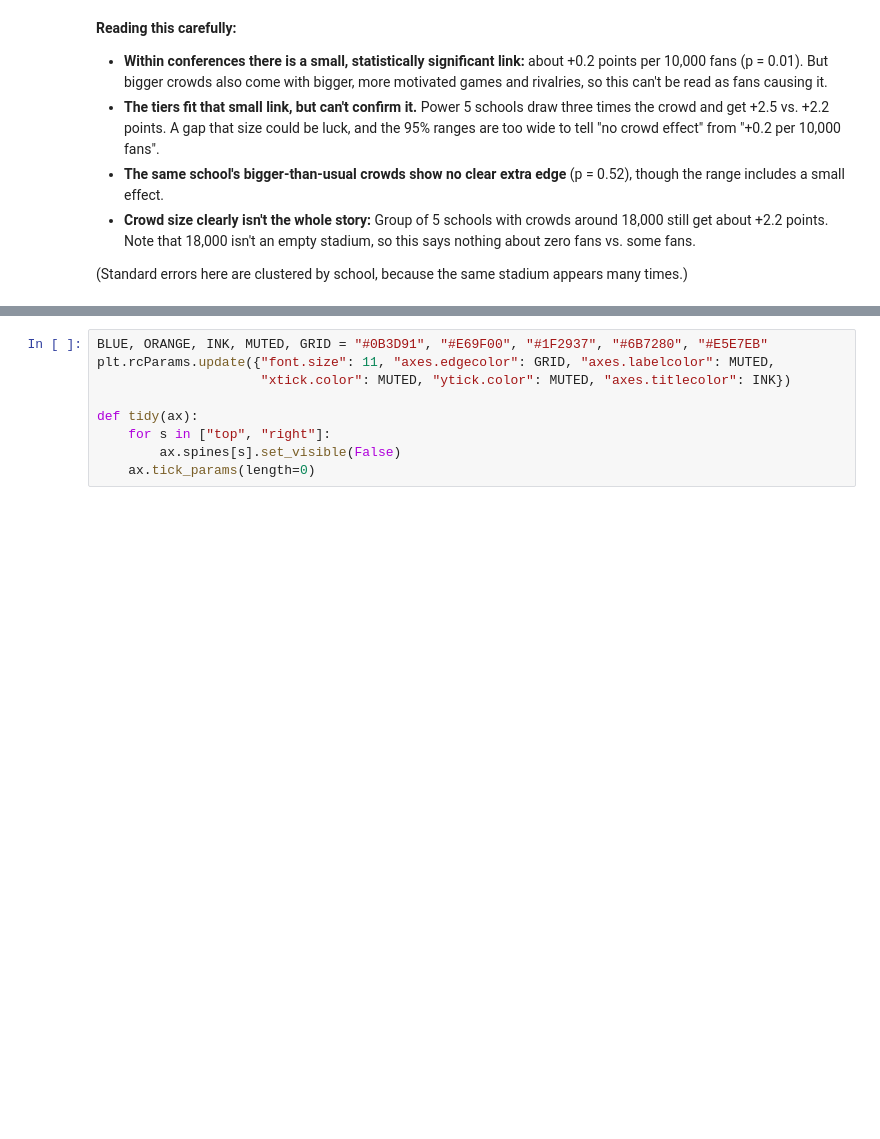
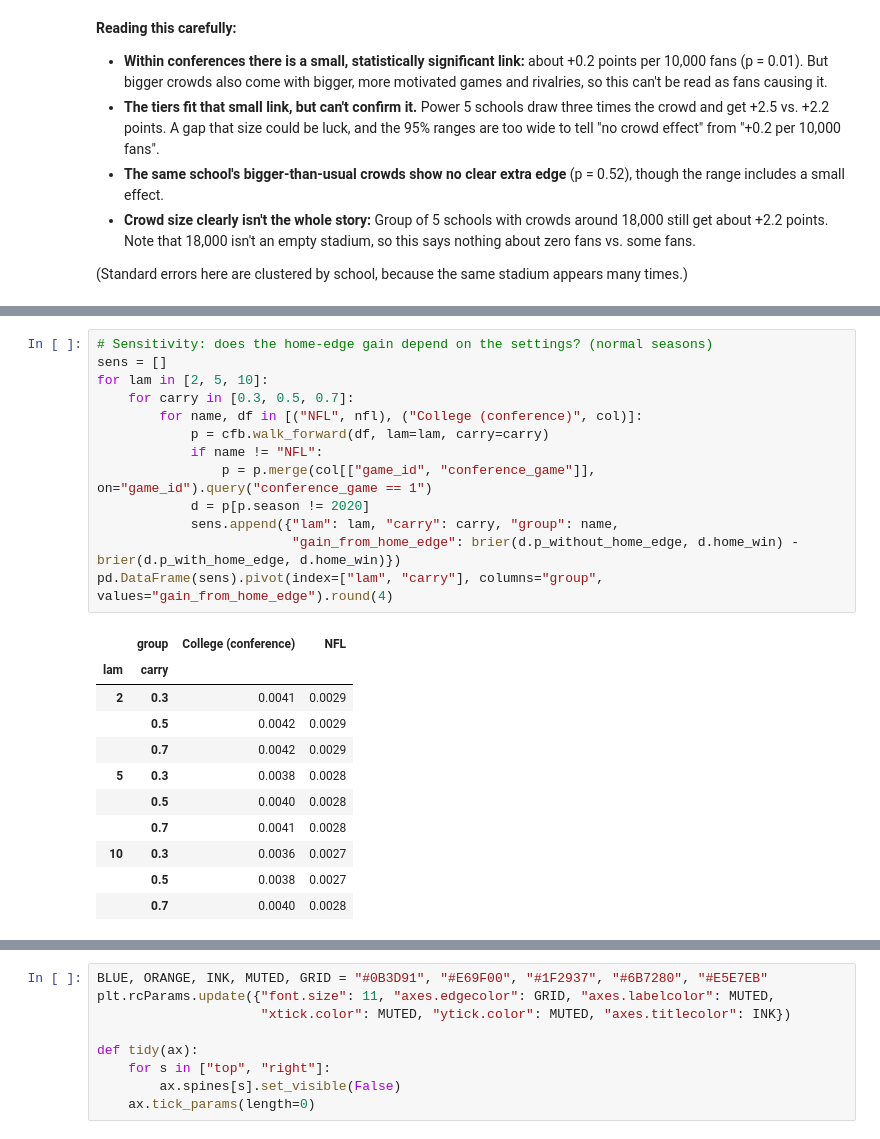
Before and after one commit to wdouble2/nfl-home-field-advantage, a Jupyter notebook: league_compare.ipynb, the cells around one changed output, grey strips where cells are left out. Drawn from its saved outputs; the diff is of its cells as text; blank space fills up the shorter version.

```diff
--- a/league_compare.ipynb
+++ b/league_compare.ipynb
@@ -463,0 +501,25 @@ same school, crowd 10% above its usual +0.06 pts (p = 0.52)
+# %%
+# Sensitivity: does the home-edge gain depend on the settings? (normal seasons)
+sens = []
+for lam in [2, 5, 10]:
+    for carry in [0.3, 0.5, 0.7]:
+        for name, df in [("NFL", nfl), ("College (conference)", col)]:
+            p = cfb.walk_forward(df, lam=lam, carry=carry)
+            if name != "NFL":
+                p = p.merge(col[["game_id", "conference_game"]], on="game_id").query("conference_game == 1")
+            d = p[p.season != 2020]
+            sens.append({"lam": lam, "carry": carry, "group": name,
+                         "gain_from_home_edge": brier(d.p_without_home_edge, d.home_win) - brier(d.p_with_home_edge, d.home_win)})
+pd.DataFrame(sens).pivot(index=["lam", "carry"], columns="group", values="gain_from_home_edge").round(4)
+# %% [output]
+|  | group | College (conference) | NFL |
+| lam | carry |  |  |
+| 2 | 0.3 | 0.0041 | 0.0029 |
+|  | 0.5 | 0.0042 | 0.0029 |
+|  | 0.7 | 0.0042 | 0.0029 |
+| 5 | 0.3 | 0.0038 | 0.0028 |
+|  | 0.5 | 0.0040 | 0.0028 |
+|  | 0.7 | 0.0041 | 0.0028 |
+| 10 | 0.3 | 0.0036 | 0.0027 |
+|  | 0.5 | 0.0038 | 0.0027 |
+|  | 0.7 | 0.0040 | 0.0028 |
```
Also changed, not shown: parts of 7 cells of this notebook, 3 other files.
